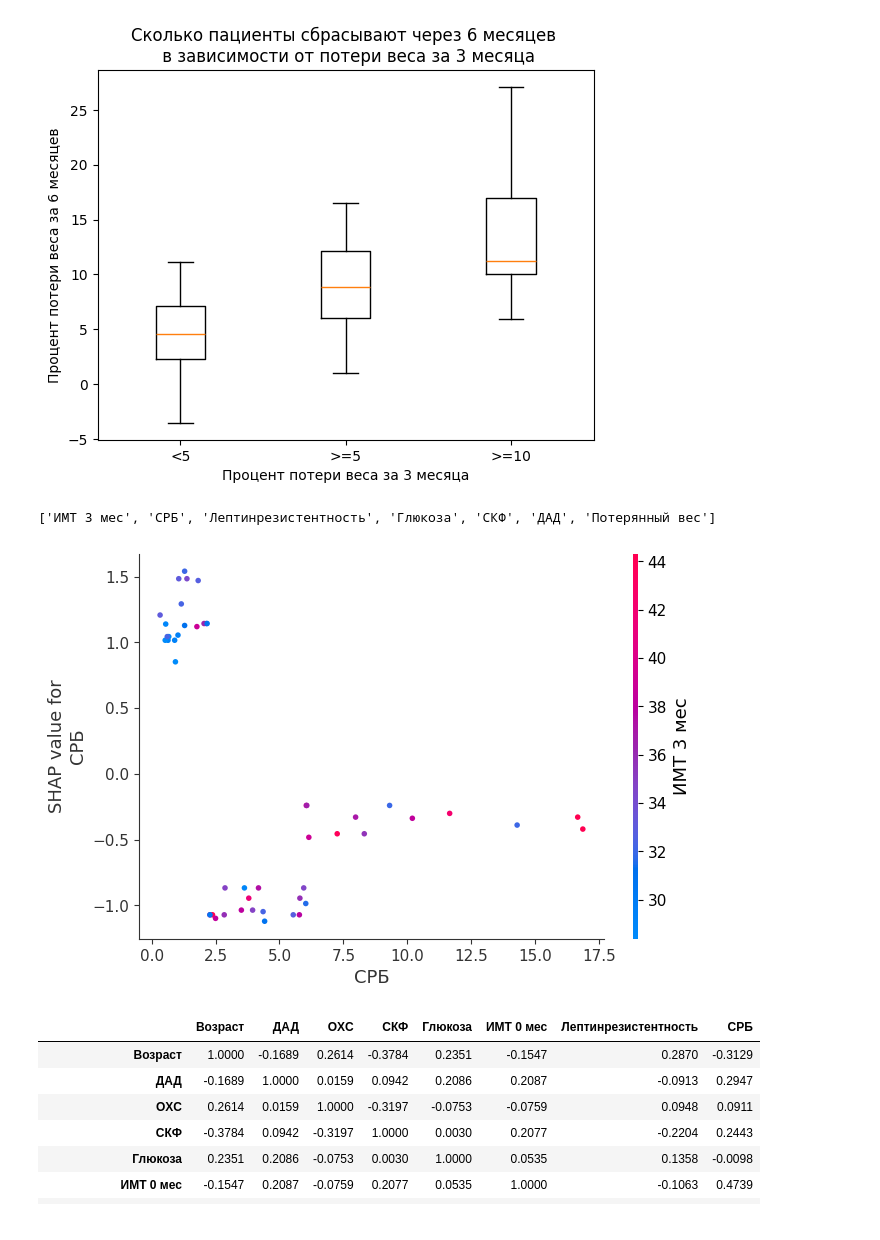
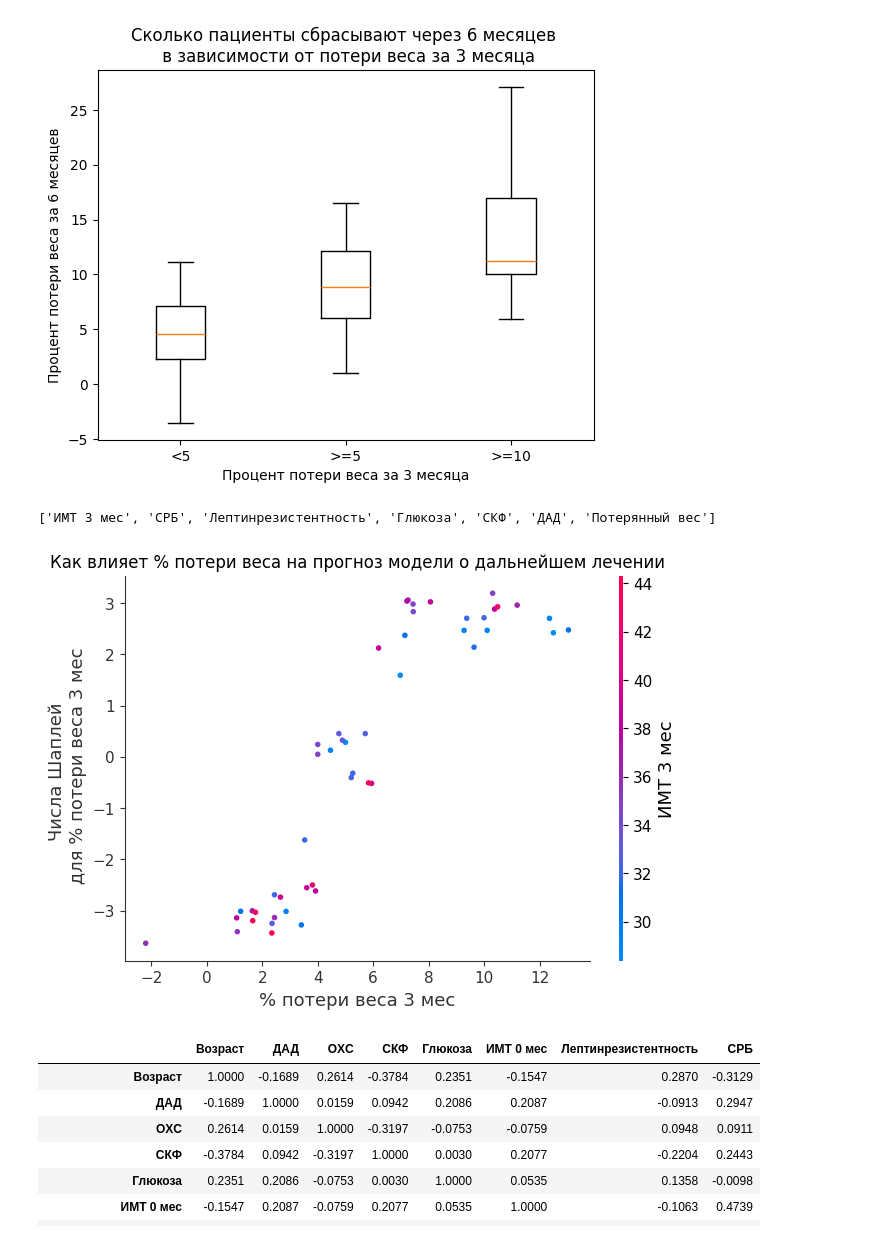
Before and after one commit to geniusserg/Endocrinology, a Jupyter notebook: experiments.ipynb, the cells around one changed output. Cells and saved outputs as stored; diff of their text form; code cells hidden in the pictures.

```diff
--- a/experiments.ipynb
+++ b/experiments.ipynb
@@ -918,15 +917,20 @@ plt.savefig("Зависимость потери веса за 6 месяцев
 # %%
 print(params_good)
 exp = get_shap_explainer(model, X)
 shap.dependence_plot(
-    "СРБ",
+    "Потерянный вес",
     exp.shap_values_calculated,
     exp.X,
-    interaction_index="ИМТ 3 мес"
+    interaction_index="ИМТ 3 мес",
+    show=False
 )
+plt.title("Как влияет % потери веса на прогноз модели о дальнейшем лечении")
+plt.xlabel("% потери веса 3 мес")
+plt.ylabel("Числа Шаплей \n для % потери веса 3 мес")
+plt.show()
 # %% [output]
 ['ИМТ 3 мес', 'СРБ', 'Лептинрезистентность', 'Глюкоза', 'СКФ', 'ДАД', 'Потерянный вес']
-[figure, old version]
+[figure, new version]
 # %%
 X.corr()
 # %% [output]
```
Also changed, not shown: parts of 3 cells of this notebook, 7 other files.
